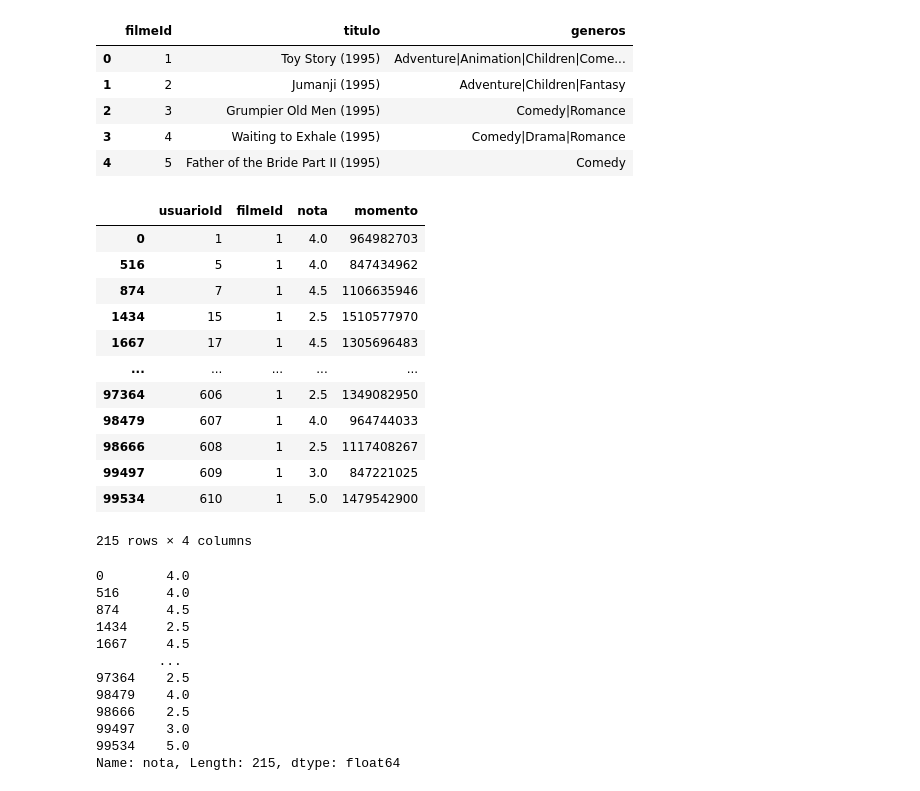
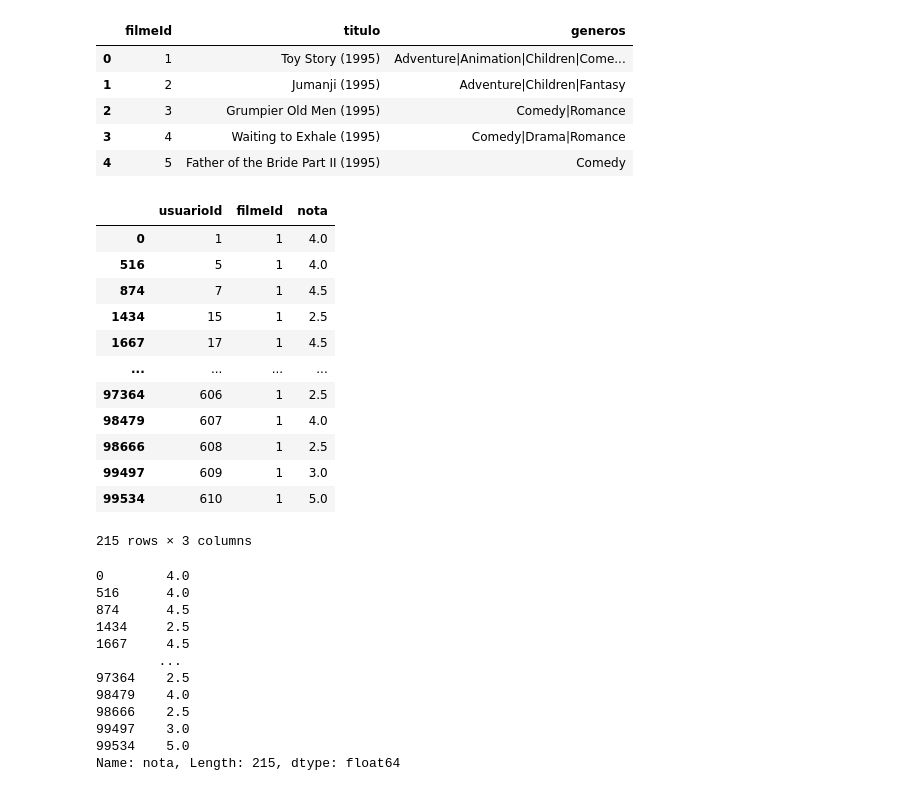
Before and after one commit to diego-torres-coder/Analise-Exploratoria-de-Dados-com-o-TMDB-5000, a Jupyter notebook: Introdução a Data Science.ipynb, the cells around one changed output. Saved outputs shown, nothing was run; the diff lists cells and outputs as text; code cells hidden in the pictures.

```diff
--- a/Introdução a Data Science.ipynb
+++ b/Introdução a Data Science.ipynb
@@ -18,3 +29,6 @@ notas.head()
 | 2 | 1 | 6 | 4.0 | 964982224 |
 | 3 | 1 | 47 | 5.0 | 964983815 |
 | 4 | 1 | 50 | 5.0 | 964982931 |
+# %%
+# Remove a coluna especificada
+notas.drop('timestamp', axis='columns', inplace=True)
@@ -30,6 +51,6 @@ Há 100836 linhas distribuídas ao longo de 4 colunas.
 # %%
 # Renomeia as colunas do dataframe
-notas.columns = ['usuarioId', 'filmeId', 'nota', 'momento']
+notas.columns = ['usuarioId', 'filmeId', 'nota']
 
 # Exibe as cinco primeiras linhas
 notas.head()
@@ -156,20 +272,20 @@ filmes.head()
 | 3 | 4 | Waiting to Exhale (1995) | Comedy|Drama|Romance |
 | 4 | 5 | Father of the Bride Part II (1995) | Comedy |
 # %%
-# Localiza todas as linhas do dataframe notas em que o ID do filme é 1, isto é, o filme é Toy Story
-notas.loc[notas['filmeId'] == 1]
+# Localiza todas as linhas do dataframe `notas` em que o ID do filme é 1, isto é, o filme é Toy Story
+notas.query('filmeId == 1')
 # %% [output]
-|  | usuarioId | filmeId | nota | momento |
-| 0 | 1 | 1 | 4.0 | 964982703 |
-| 516 | 5 | 1 | 4.0 | 847434962 |
-| 874 | 7 | 1 | 4.5 | 1106635946 |
-| 1434 | 15 | 1 | 2.5 | 1510577970 |
-| 1667 | 17 | 1 | 4.5 | 1305696483 |
-| ... | ... | ... | ... | ... |
-| 97364 | 606 | 1 | 2.5 | 1349082950 |
-| 98479 | 607 | 1 | 4.0 | 964744033 |
-| 98666 | 608 | 1 | 2.5 | 1117408267 |
-| 99497 | 609 | 1 | 3.0 | 847221025 |
-| 99534 | 610 | 1 | 5.0 | 1479542900 |
+|  | usuarioId | filmeId | nota |
+| 0 | 1 | 1 | 4.0 |
+| 516 | 5 | 1 | 4.0 |
+| 874 | 7 | 1 | 4.5 |
+| 1434 | 15 | 1 | 2.5 |
+| 1667 | 17 | 1 | 4.5 |
+| ... | ... | ... | ... |
+| 97364 | 606 | 1 | 2.5 |
+| 98479 | 607 | 1 | 4.0 |
+| 98666 | 608 | 1 | 2.5 |
+| 99497 | 609 | 1 | 3.0 |
+| 99534 | 610 | 1 | 5.0 |
-215 rows × 4 columns
+215 rows × 3 columns
 # %%
```
Also changed, not shown: parts of 56 cells of this notebook.
